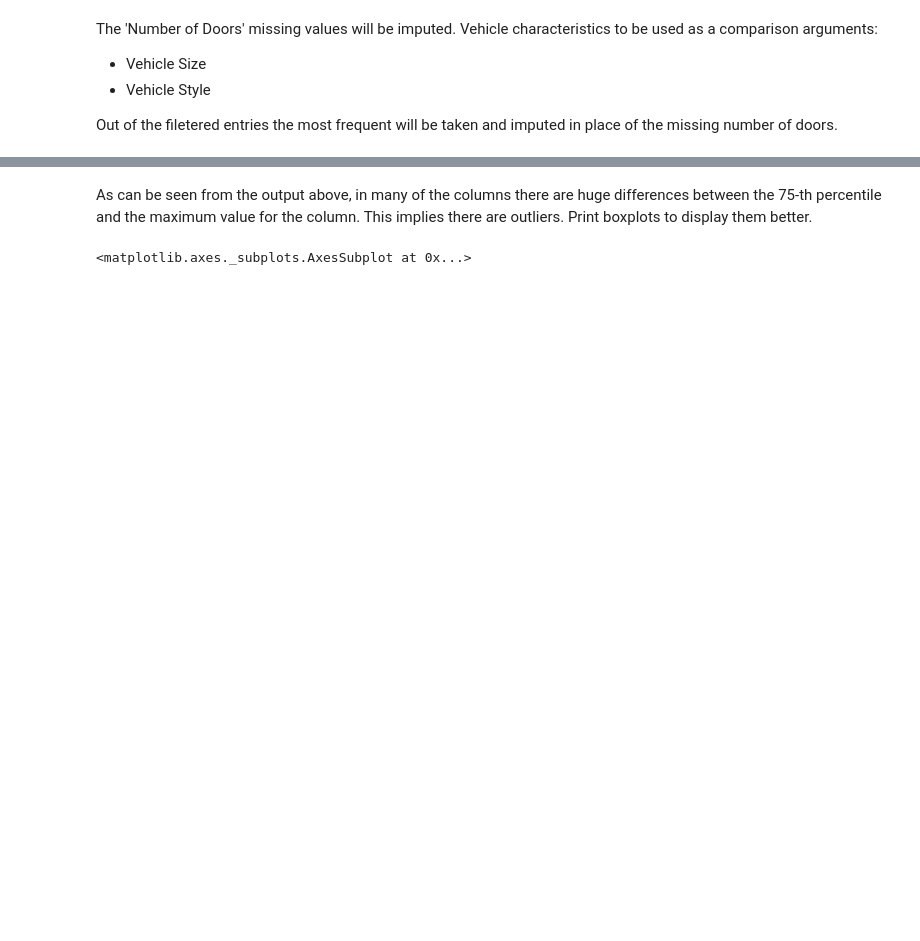
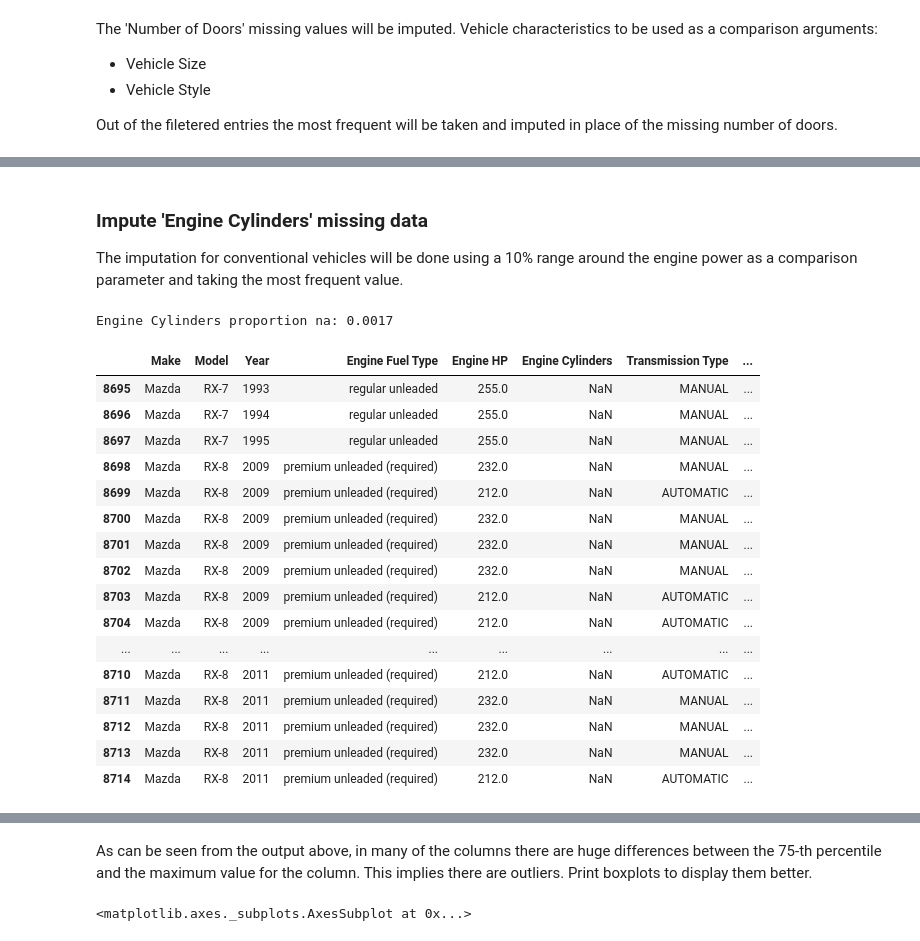
Before and after one commit to taagitacc/car-price-factors, a Jupyter notebook: price_analysis.ipynb, the cells around one changed output, grey strips where cells are left out. Drawn from its saved outputs; the diff is of its cells as text; code cells hidden in the pictures; blank space fills up the shorter version.

```diff
--- a/price_analysis.ipynb
+++ b/price_analysis.ipynb
@@ -354,2 +203,0 @@ dtype: int64
-# %%
-df = df.drop_duplicates()
@@ -370,0 +243,55 @@ df.describe()
+# %%
+def gen_imp_value_eng_power(df, ind):
+    """Generate a value to be imputed in place of the
+    missing engine horse power.
+
+    Args
+        df (pandas Dataframe): Dataframe whose columns are examined
+        ind (int): Index of the row with 'Engine HP' missing
+
+    Returns:
+        (int): 'Engine HP' value to be imputed for the relevant row index
+    """
+    veh_size = df.iloc[ind]['Vehicle Size']
+    cylinders = df.iloc[ind]['Engine Cylinders']
+    # Compare vehicles from the dataset with the same parameters
+
+    return df[(df['Vehicle Size'] == veh_size) & \
+            (df['Engine Cylinders'] == cylinders)]['Engine HP'].value_counts().\
+            sort_values().index[-1]
+# %%
+# Impute values for missing 'Engine HP'
+list_index_miss_eng_power = df_prepared[df_prepared['Engine HP'].isna()].index
+for i in list_index_miss_eng_power:
+    imp_value = gen_imp_value_eng_power(df_prepared, i)
+    # Update the values
+    df_prepared.at[i,'Engine HP'] = imp_value
+# %% [markdown]
+### Impute 'Engine Cylinders' missing data
+The imputation for conventional vehicles will be done using a 10% range around the engine power as a comparison parameter and taking the most frequent value.
+# %%
+# Print proportions of na for electric and non-electric vehicles
+print('Engine Cylinders proportion na:', df_prepared['Engine Cylinders'].isna().mean().round(4))
+# %% [output]
+Engine Cylinders proportion na: 0.0017
+# %%
+# Check 'Engine Cylinders' missing data
+df_prepared[df_prepared['Engine Cylinders'].isna()]
+# %% [output]
+|  | Make | Model | Year | Engine Fuel Type | Engine HP | Engine Cylinders | Transmission Type | ... |
+| 8695 | Mazda | RX-7 | 1993 | regular unleaded | 255.0 | NaN | MANUAL | ... |
+| 8696 | Mazda | RX-7 | 1994 | regular unleaded | 255.0 | NaN | MANUAL | ... |
+| 8697 | Mazda | RX-7 | 1995 | regular unleaded | 255.0 | NaN | MANUAL | ... |
+| 8698 | Mazda | RX-8 | 2009 | premium unleaded (required) | 232.0 | NaN | MANUAL | ... |
+| 8699 | Mazda | RX-8 | 2009 | premium unleaded (required) | 212.0 | NaN | AUTOMATIC | ... |
+| 8700 | Mazda | RX-8 | 2009 | premium unleaded (required) | 232.0 | NaN | MANUAL | ... |
+| 8701 | Mazda | RX-8 | 2009 | premium unleaded (required) | 232.0 | NaN | MANUAL | ... |
+| 8702 | Mazda | RX-8 | 2009 | premium unleaded (required) | 232.0 | NaN | MANUAL | ... |
+| 8703 | Mazda | RX-8 | 2009 | premium unleaded (required) | 212.0 | NaN | AUTOMATIC | ... |
+| 8704 | Mazda | RX-8 | 2009 | premium unleaded (required) | 212.0 | NaN | AUTOMATIC | ... |
+| ... | ... | ... | ... | ... | ... | ... | ... | ... |
+| 8710 | Mazda | RX-8 | 2011 | premium unleaded (required) | 212.0 | NaN | AUTOMATIC | ... |
+| 8711 | Mazda | RX-8 | 2011 | premium unleaded (required) | 232.0 | NaN | MANUAL | ... |
+| 8712 | Mazda | RX-8 | 2011 | premium unleaded (required) | 232.0 | NaN | MANUAL | ... |
+| 8713 | Mazda | RX-8 | 2011 | premium unleaded (required) | 232.0 | NaN | MANUAL | ... |
+| 8714 | Mazda | RX-8 | 2011 | premium unleaded (required) | 212.0 | NaN | AUTOMATIC | ... |
```
Also changed, not shown: parts of 57 cells of this notebook.
